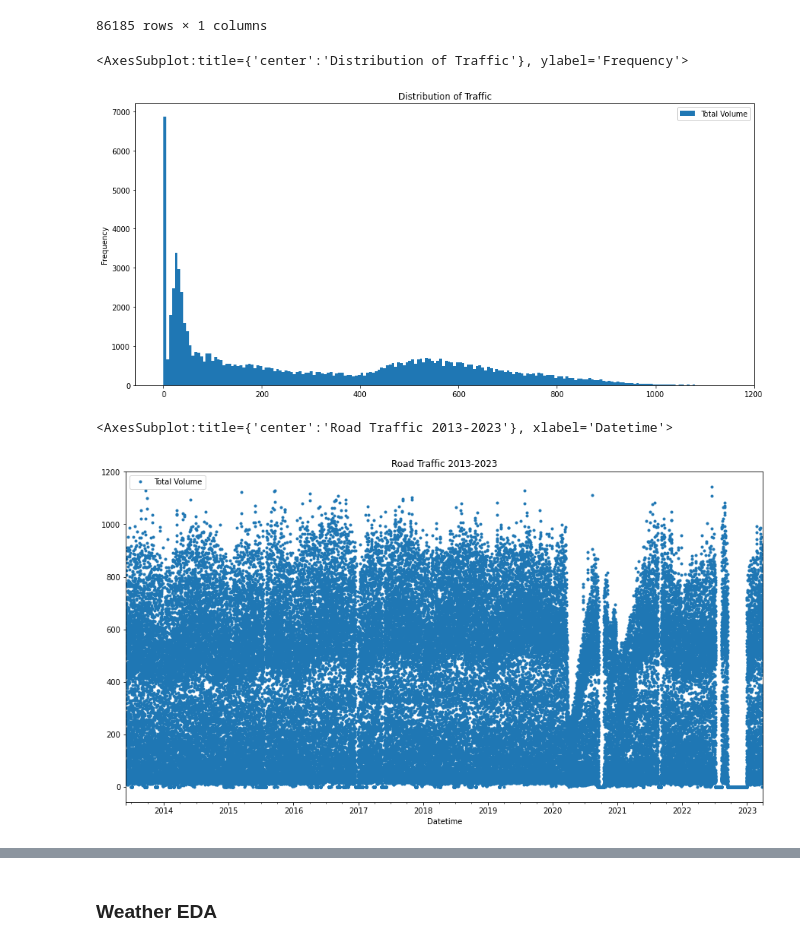
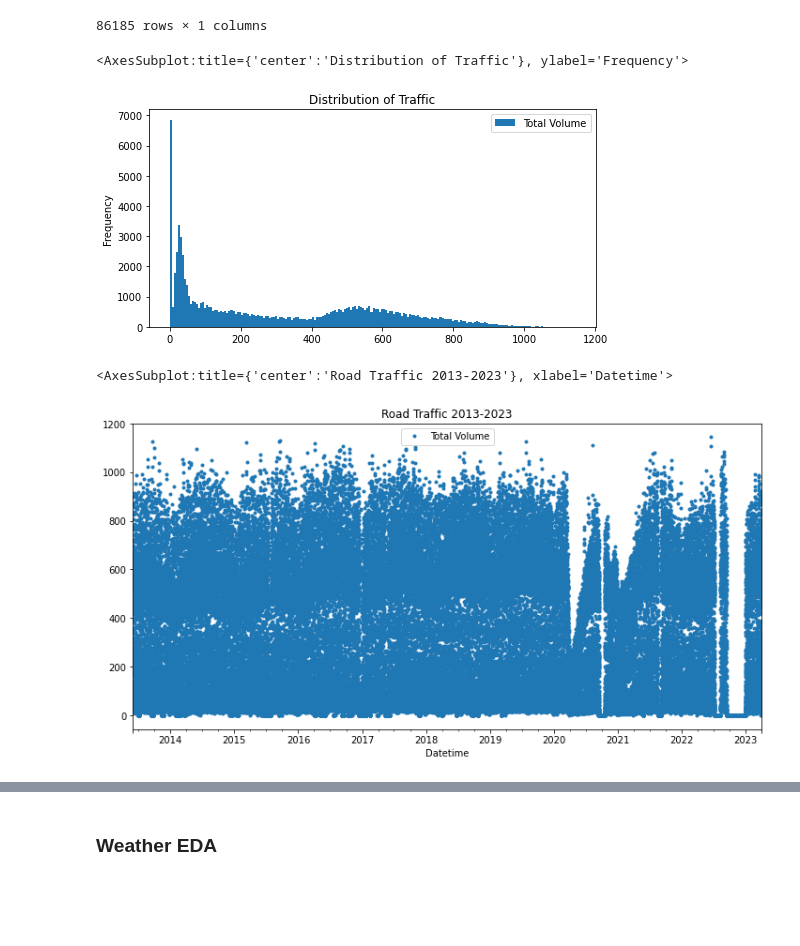
Before and after one commit to poolkit/Traffic-Flow-Forecasting, a Jupyter notebook: Preprocessing.ipynb, the cells around one changed output, grey strips where cells are left out. Drawn from its saved outputs; the diff is of its cells as text; code cells hidden in the pictures; blank space fills up the shorter version.

```diff
--- a/Preprocessing.ipynb
+++ b/Preprocessing.ipynb
@@ -100,12 +100,12 @@ agg_traffic
 | 2023-04-01 00:00:00 | 60.0 |
 86185 rows × 1 columns
 # %%
-agg_traffic.plot.hist(figsize=(15,7), bins=200, title="Distribution of Traffic")
+agg_traffic.plot.hist(figsize=(8,4), bins=200, title="Distribution of Traffic")
 # %% [output]
 <AxesSubplot:title={'center':'Distribution of Traffic'}, ylabel='Frequency'>
-[figure, old version]
+[figure, new version]
 # %%
-agg_traffic.plot(style='.', figsize=(15,8),  title="Road Traffic 2013-2023")
+agg_traffic.plot(style='.', figsize=(12,6),  title="Road Traffic 2013-2023")
 # %% [output]
 <AxesSubplot:title={'center':'Road Traffic 2013-2023'}, xlabel='Datetime'>
-[figure, old version]
+[figure, new version]
```
Also changed, not shown: parts of 12 cells of this notebook.
